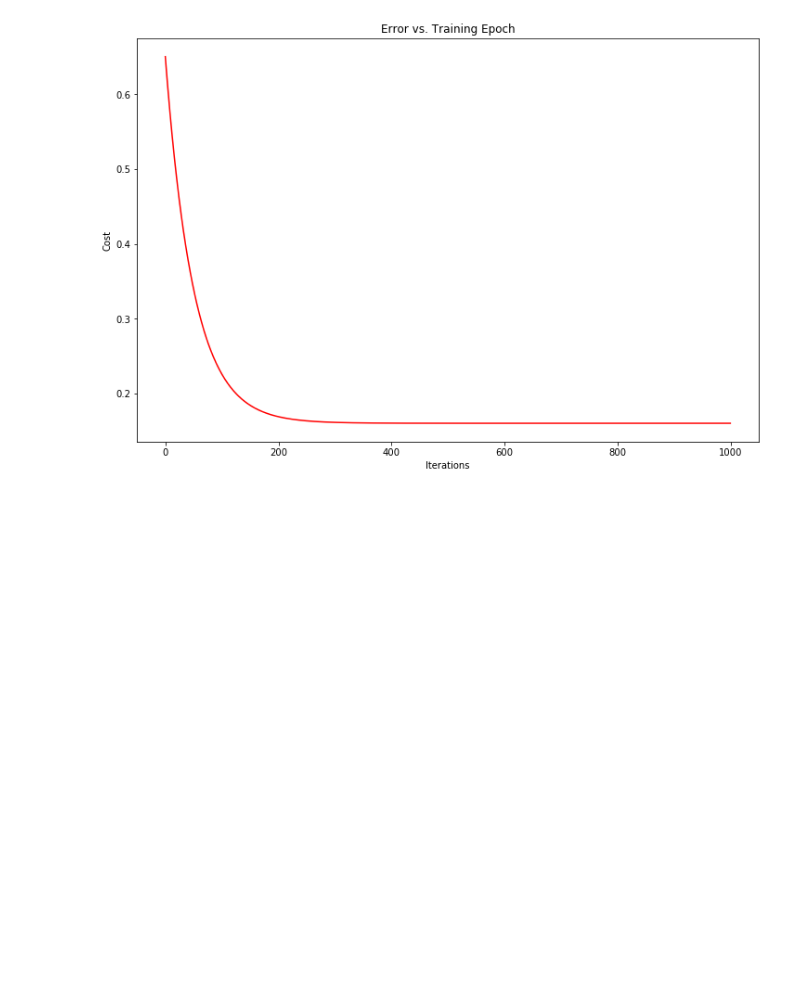
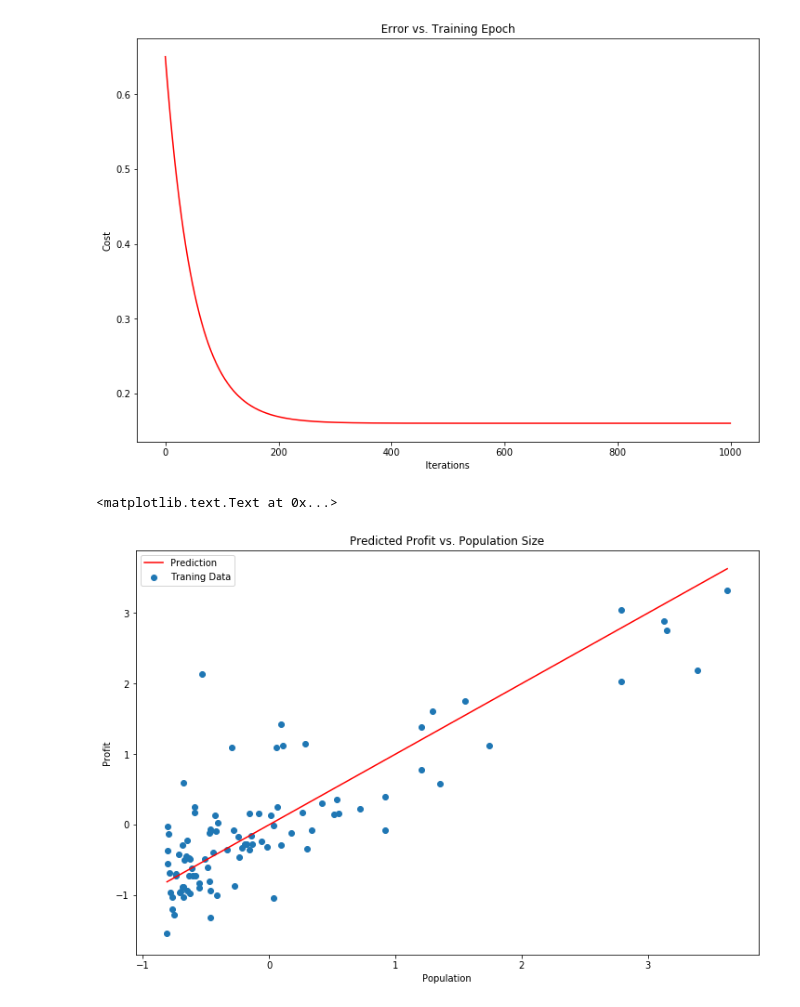
Before and after one commit to bakszero/Retro, a Jupyter notebook: LinearRegression.ipynb, the cells around one changed output. Cells and saved outputs as stored; diff of their text form; code cells hidden in the pictures; blank space fills up the shorter version.

```diff
--- a/LinearRegression.ipynb
+++ b/LinearRegression.ipynb
@@ -141,3 +138,17 @@ ax.set_title('Error vs. Training Epoch')
 # %% [output]
 <matplotlib.text.Text at 0x...>
 [figure]
+# %%
+xdash = np.linspace(data.Population.min(), data.Population.max(), 100)
+f = final_theta[0, 0] + (final_theta[0, 1] * xdash)
+
+fig, ax = plt.subplots(figsize=(12,8))
+ax.plot(xdash, f, 'r', label='Prediction')
+ax.scatter(data.Population, data.Profit, label='Traning Data')
+ax.legend(loc=2)
+ax.set_xlabel('Population')
+ax.set_ylabel('Profit')
+ax.set_title('Predicted Profit vs. Population Size')
+# %% [output]
+<matplotlib.text.Text at 0x...>
+[figure, added]
```
Also changed, not shown: parts of 1 cell of this notebook.
